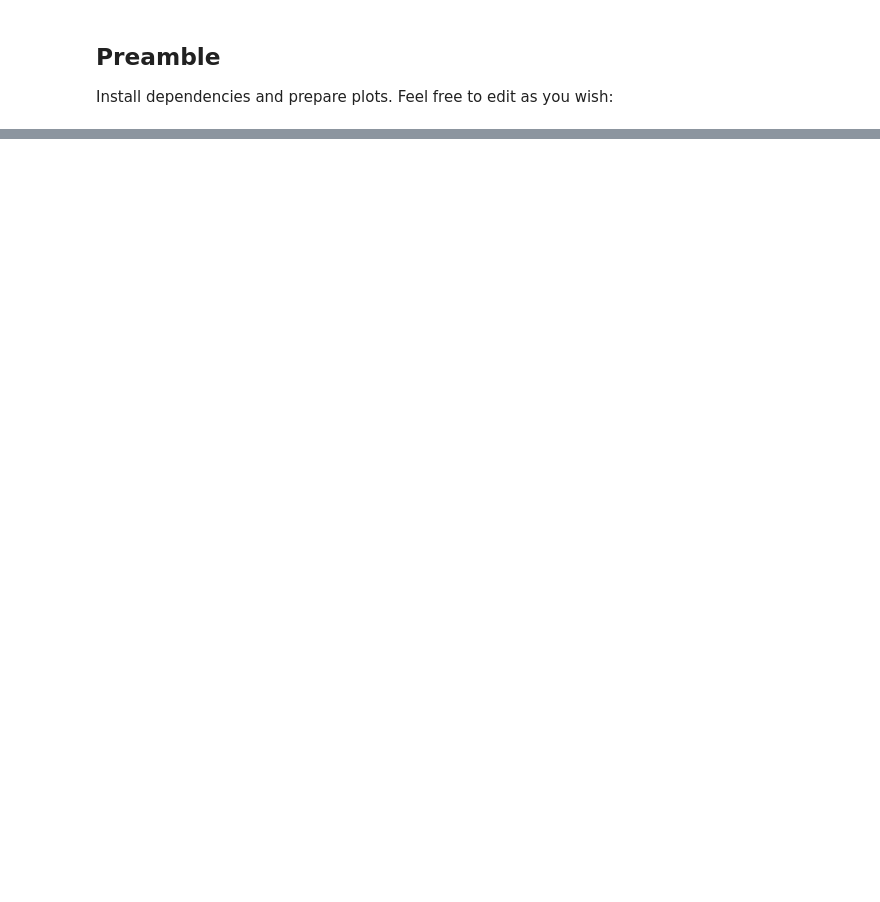
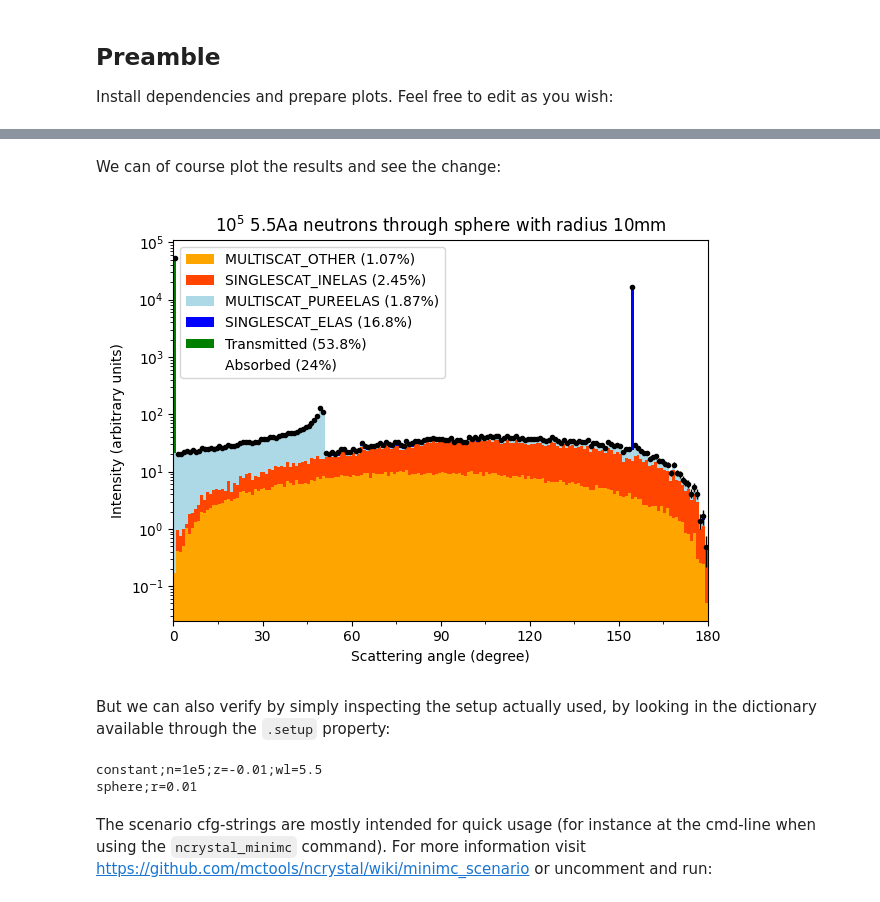
Before and after one commit to marquezj/ncrystal-notebooks, a Jupyter notebook: notebooks/ncrystal1_basic_03_Scatter_patterns_with_the_builtin_MiniMC_framework.ipynb, the cells around one changed output, grey strips where cells are left out. Saved outputs shown, nothing was run; the diff lists cells and outputs as text; code cells hidden in the pictures; blank space fills up the shorter version.

```diff
--- a/notebooks/ncrystal1_basic_03_Scatter_patterns_with_the_builtin_MiniMC_framework.ipynb
+++ b/notebooks/ncrystal1_basic_03_Scatter_patterns_with_the_builtin_MiniMC_framework.ipynb
@@ -96,0 +73,19 @@ show_mmc('''C_sg194_pyrolytic_graphite.ncmat
+# %%
+results_ZnO_v2 = mmc.run('ZnO_sg186_ZincOxide.ncmat;temp=300K',
+                         scenario='5.5Aa pencil on 2cm sphere 1e5 times')
+# %% [markdown]
+We can of course plot the results and see the change:
+# %%
+results_ZnO_v2.plot()
+# %% [output]
+[figure, added]
+# %% [markdown]
+But we can also verify by simply inspecting the setup actually used, by looking in the dictionary available through the `.setup` property:
+# %%
+print(results_ZnO_v2.setup['src']['cfgstr'])
+print(results_ZnO_v2.setup['geom']['cfgstr'])
+# %% [output]
+constant;n=1e5;z=-0.01;wl=5.5
+sphere;r=0.01
+# %% [markdown]
+The scenario cfg-strings are mostly intended for quick usage (for instance at the cmd-line when using the `ncrystal_minimc` command). For more information visit https://github.com/mctools/ncrystal/wiki/minimc_scenario or uncomment and run:
```
Also changed, not shown: parts of 78 cells of this notebook, 1 other file.
